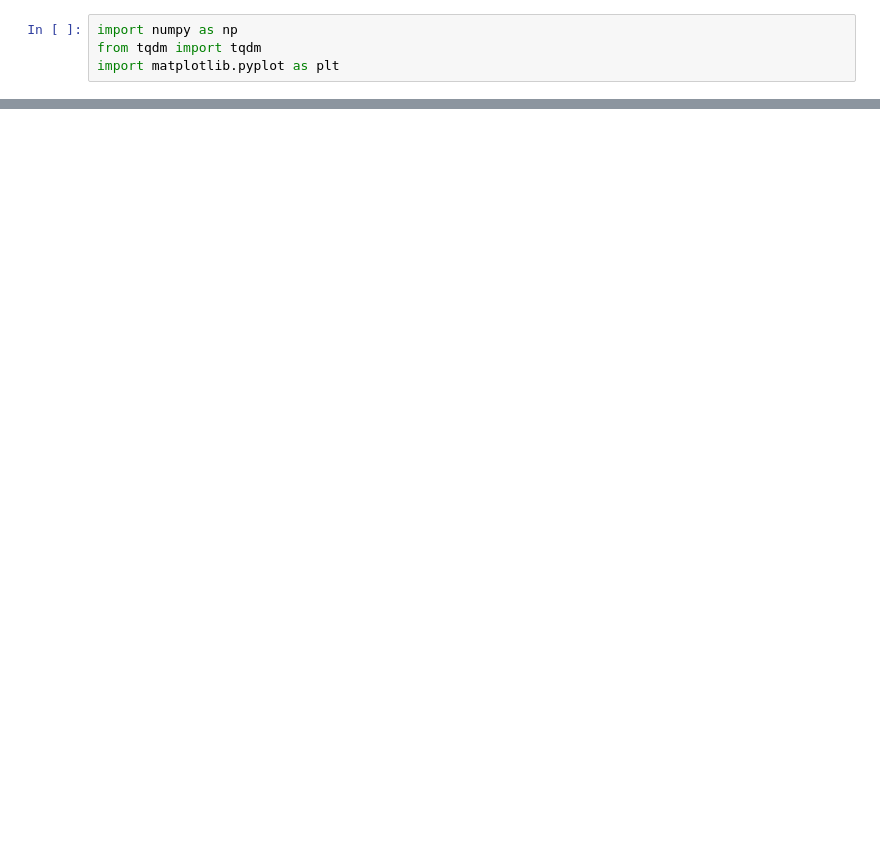
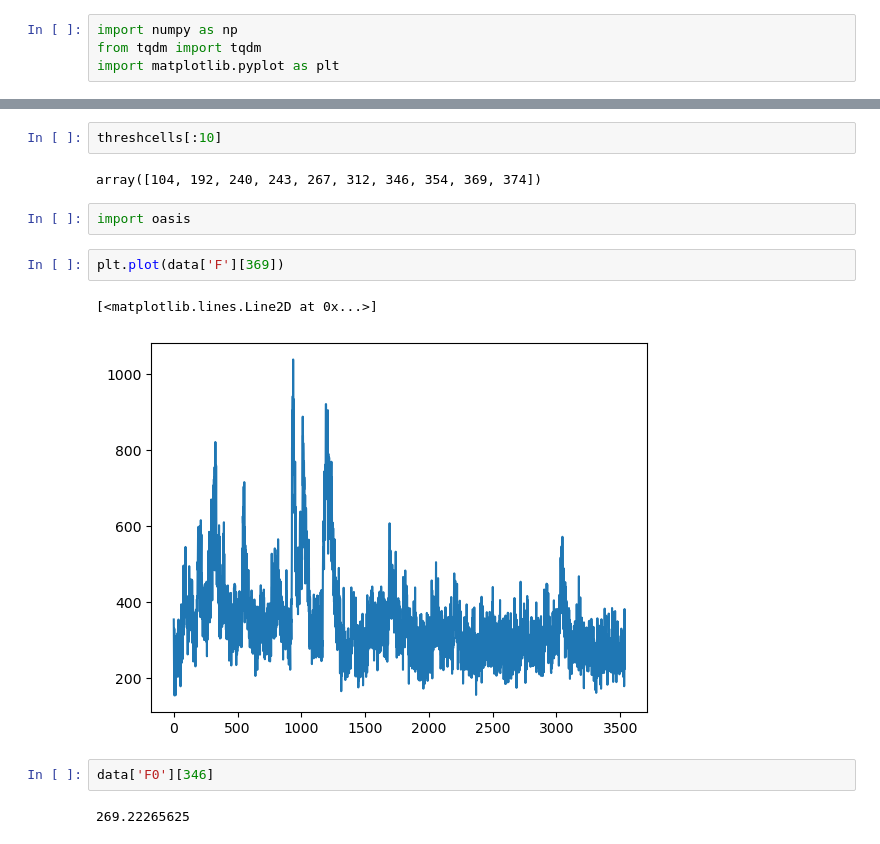
Before and after one commit to dylanmmartins/two-photon-tools, a Jupyter notebook: notebooks/preenCells.ipynb, the cells around one changed output, grey strips where cells are left out. Cells and saved outputs as stored; diff of their text form; blank space fills up the shorter version.

```diff
--- a/notebooks/preenCells.ipynb
+++ b/notebooks/preenCells.ipynb
@@ -168,0 +205,15 @@ fig.tight_layout()
+# %%
+threshcells[:10]
+# %% [output]
+array([104, 192, 240, 243, 267, 312, 346, 354, 369, 374])
+# %%
+import oasis
+# %%
+plt.plot(data['F'][369])
+# %% [output]
+[<matplotlib.lines.Line2D at 0x...>]
+[figure, added]
+# %%
+data['F0'][346]
+# %% [output]
+269.22265625
```
Also changed, not shown: parts of 30 cells of this notebook.
